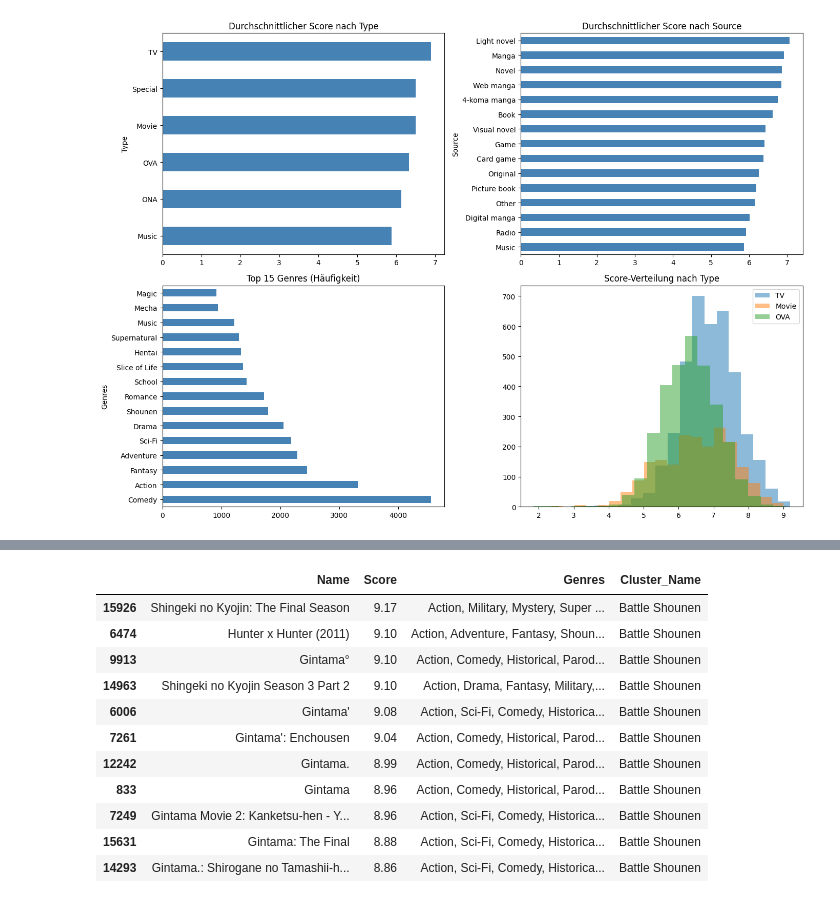
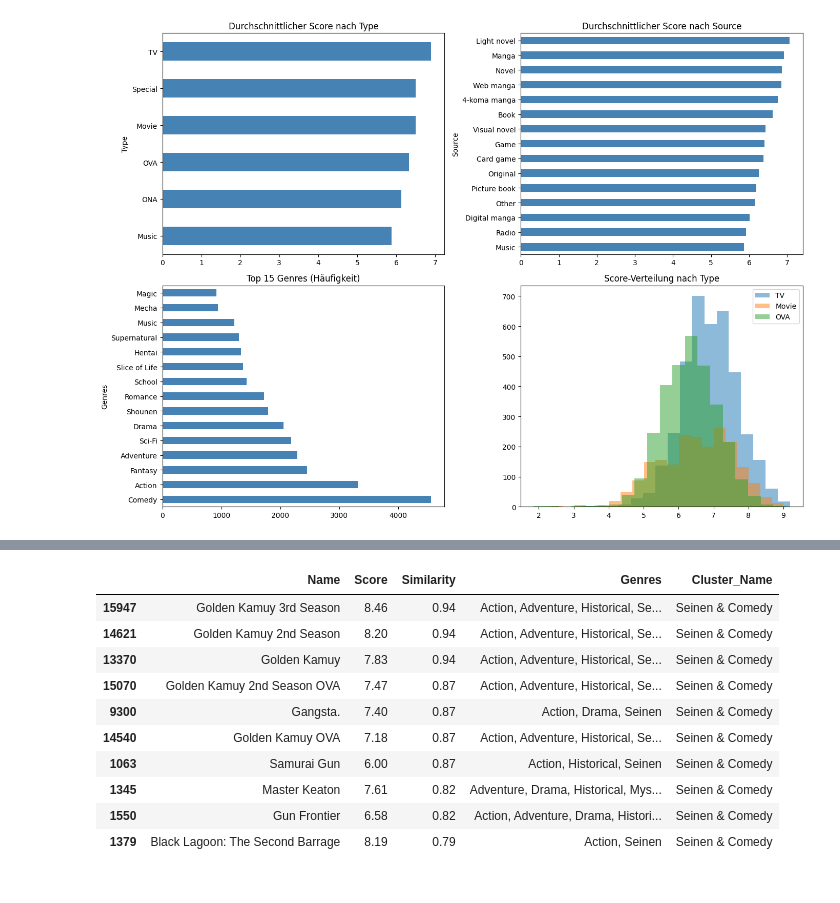
Before and after one commit to Johnny-my-boi/Portfolio_Projekt, a Jupyter notebook: notebooks/01_eda.ipynb, the cells around one changed output, grey strips where cells are left out. Saved outputs shown, nothing was run; the diff lists cells and outputs as text; code cells hidden in the pictures.

```diff
--- a/notebooks/01_eda.ipynb
+++ b/notebooks/01_eda.ipynb
@@ -532,12 +869,20 @@ plt.show()
 # %%
-# KMeans mit 5 Clustern
-km_final = KMeans(n_clusters=5, random_state=42, n_init=10)
+km_final = KMeans(n_clusters=best_k, random_state=42, n_init=10)
 df_scored['Cluster'] = km_final.fit_predict(X_scaled)
 
-# Was steckt in jedem Cluster?
-cluster_profile = df_scored.groupby('Cluster')[top_genres].mean().round(2)
+def cluster_label(cluster_id):
+    top2 = df_scored[df_scored['Cluster'] == cluster_id][valid_genres].sum().nlargest(2).index.tolist()
+    return ' & '.join(top2)
+
+cluster_names = {c: cluster_label(c) for c in range(best_k)}
+
+cluster_profile = df_scored.groupby('Cluster')[valid_genres].mean().round(2)
 cluster_profile['Anzahl'] = df_scored['Cluster'].value_counts().sort_index()
 cluster_profile['Avg_Score'] = df_scored.groupby('Cluster')['Score'].mean().round(2)
 
+print(f"Gewählte Cluster-Anzahl: k = {best_k}\n")
 print(cluster_profile.T)
+print("\nCluster-Namen:")
+for k, v in cluster_names.items():
+    print(f"  {k}: {v}")
 # %% [output]
@@ -561,11 +906,6 @@ Avg_Score        6.61    6.77     6.05     6.87     6.77
 # %%
-cluster_names = {
-    0: 'Mecha & Sci-Fi',
-    1: 'Fantasy & Magic',
-    2: 'Allgemein / Nische',
-    3: 'Romantic Comedy / Alltag',
-    4: 'Battle Shounen'
-}
+from sklearn.metrics.pairwise import cosine_similarity
+
 df_scored['Cluster_Name'] = df_scored['Cluster'].map(cluster_names)
 
 
@@ -575,7 +915,7 @@ def find_anime(name):
     ]
 
 
-def empfehlung(anime_name, n=5):
+def empfehlung(anime_name, n=10):
     treffer = find_anime(anime_name)
 
     if treffer.empty:
@@ -591,10 +931,25 @@ def empfehlung(anime_name, n=5):
     anime = df_scored.loc[treffer.index[0]]
     cluster = anime['Cluster']
     print(f"'{anime['Name']}' → Cluster: {cluster_names[cluster]}")
-    print(f"\nÄhnliche Anime (Top {n} nach Score):")
-    similar = df_scored[(df_scored['Cluster'] == cluster) & (df_scored['Name'] != anime['Name'])]
-    return similar.nlargest(n, 'Score')[['Name', 'Score', 'Genres', 'Cluster_Name']]
+
+    same_cluster = df_scored[
+        (df_scored['Cluster'] == cluster) & (df_scored['Name'] != anime['Name'])
+    ].copy()
+
+    anime_vec = anime[cluster_features].values.reshape(1, -1)
+    same_cluster['Similarity'] = cosine_similarity(
+        anime_vec, same_cluster[cluster_features].values
+    )[0].round(2)
+
+    result = (
+        same_cluster
+        .sort_values(['Similarity', 'Score'], ascending=[False, False])
+        .head(n)
+        [['Name', 'Score', 'Similarity', 'Genres', 'Cluster_Name']]
+    )
+    print(f"\nÄhnlichste Anime (Top {n} — sortiert nach Ähnlichkeit, bei Gleichstand nach Score):")
+    return result
 
 
-empfehlung('Shingeki no Kyojin', 11)
+empfehlung('Vinland Saga', 10)
 # %% [output]
@@ -618,12 +959,11 @@ empfehlung('Shingeki no Kyojin', 11)
-|  | Name | Score | Genres | Cluster_Name |
-| 15926 | Shingeki no Kyojin: The Final Season | 9.17 | Action, Military, Mystery, Super ... | Battle Shounen |
-| 6474 | Hunter x Hunter (2011) | 9.10 | Action, Adventure, Fantasy, Shoun... | Battle Shounen |
-| 9913 | Gintama° | 9.10 | Action, Comedy, Historical, Parod... | Battle Shounen |
-| 14963 | Shingeki no Kyojin Season 3 Part 2 | 9.10 | Action, Drama, Fantasy, Military,... | Battle Shounen |
-| 6006 | Gintama' | 9.08 | Action, Sci-Fi, Comedy, Historica... | Battle Shounen |
-| 7261 | Gintama': Enchousen | 9.04 | Action, Comedy, Historical, Parod... | Battle Shounen |
-| 12242 | Gintama. | 8.99 | Action, Comedy, Historical, Parod... | Battle Shounen |
-| 833 | Gintama | 8.96 | Action, Comedy, Historical, Parod... | Battle Shounen |
-| 7249 | Gintama Movie 2: Kanketsu-hen - Y... | 8.96 | Action, Sci-Fi, Comedy, Historica... | Battle Shounen |
-| 15631 | Gintama: The Final | 8.88 | Action, Sci-Fi, Comedy, Historica... | Battle Shounen |
-| 14293 | Gintama.: Shirogane no Tamashii-h... | 8.86 | Action, Sci-Fi, Comedy, Historica... | Battle Shounen |
+|  | Name | Score | Similarity | Genres | Cluster_Name |
+| 15947 | Golden Kamuy 3rd Season | 8.46 | 0.94 | Action, Adventure, Historical, Se... | Seinen & Comedy |
+| 14621 | Golden Kamuy 2nd Season | 8.20 | 0.94 | Action, Adventure, Historical, Se... | Seinen & Comedy |
+| 13370 | Golden Kamuy | 7.83 | 0.94 | Action, Adventure, Historical, Se... | Seinen & Comedy |
+| 15070 | Golden Kamuy 2nd Season OVA | 7.47 | 0.87 | Action, Adventure, Historical, Se... | Seinen & Comedy |
+| 9300 | Gangsta. | 7.40 | 0.87 | Action, Drama, Seinen | Seinen & Comedy |
+| 14540 | Golden Kamuy OVA | 7.18 | 0.87 | Action, Adventure, Historical, Se... | Seinen & Comedy |
+| 1063 | Samurai Gun | 6.00 | 0.87 | Action, Historical, Seinen | Seinen & Comedy |
+| 1345 | Master Keaton | 7.61 | 0.82 | Adventure, Drama, Historical, Mys... | Seinen & Comedy |
+| 1550 | Gun Frontier | 6.58 | 0.82 | Action, Adventure, Drama, Histori... | Seinen & Comedy |
+| 1379 | Black Lagoon: The Second Barrage | 8.19 | 0.79 | Action, Seinen | Seinen & Comedy |
```
Also changed, not shown: parts of 33 cells of this notebook, 4 other files.
